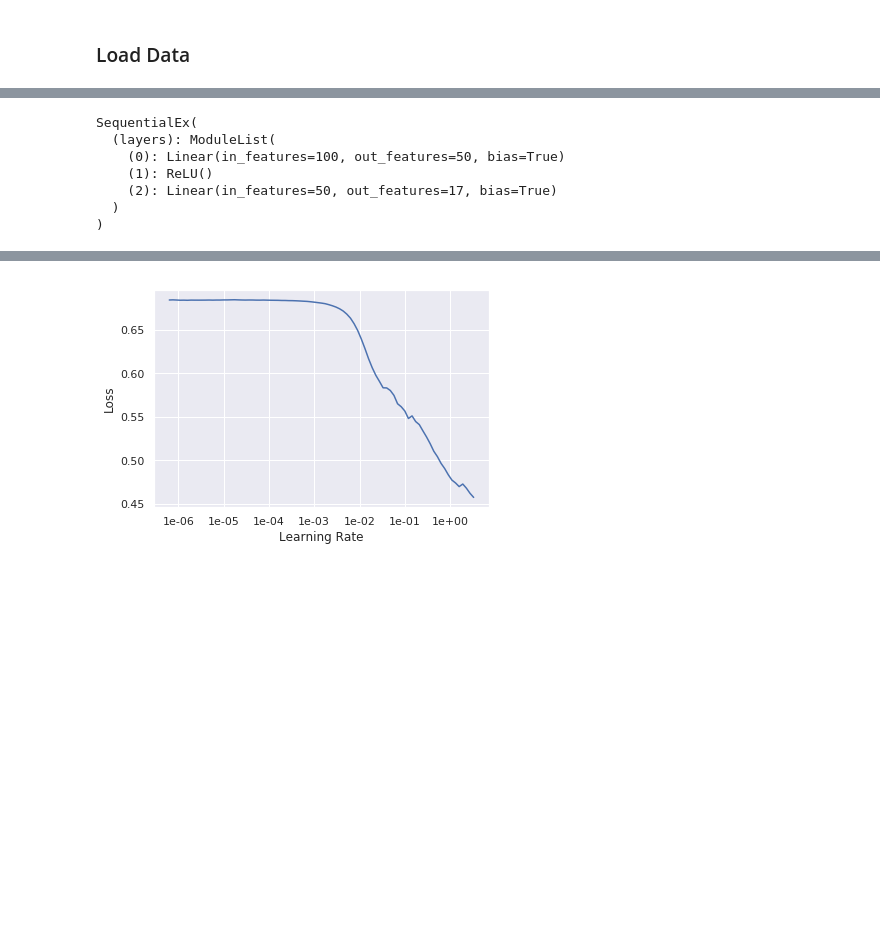
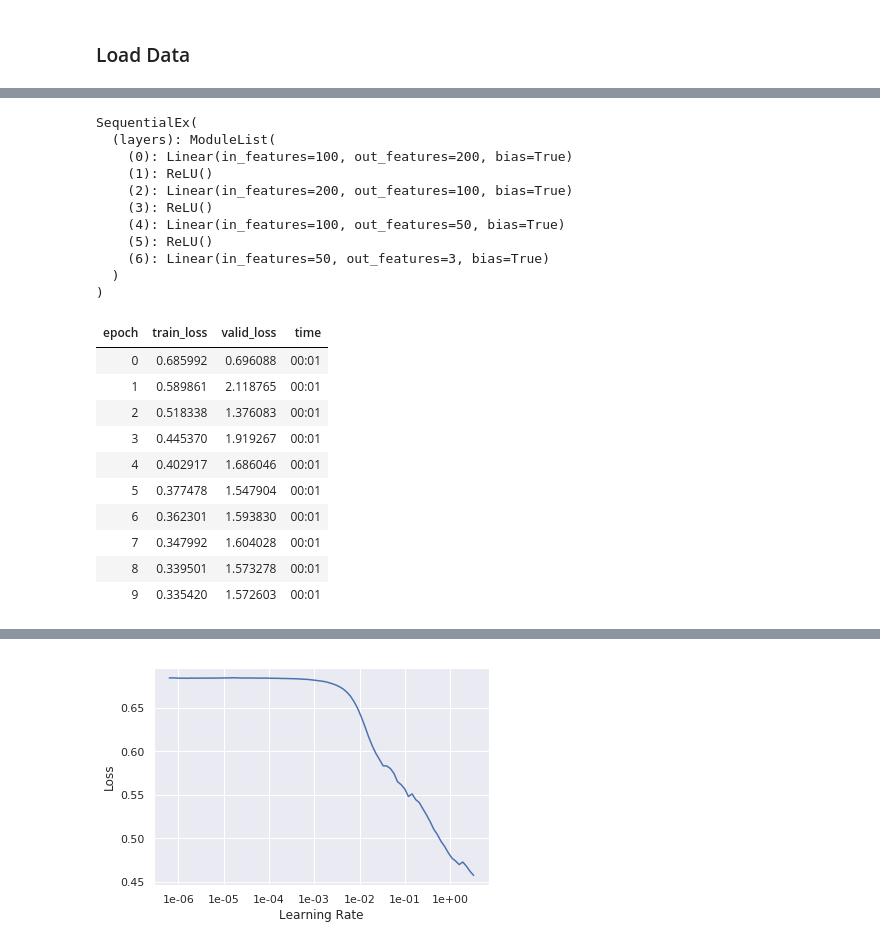
Before and after one commit to sergeman/fastai-genomic, a Jupyter notebook: ipynb/BacteriaClassifier.ipynb, the cells around one changed output, grey strips where cells are left out. Cells and saved outputs as stored; diff of their text form; code cells hidden in the pictures; blank space fills up the shorter version.

Commit message:
databunch and classifier works

```diff
--- a/ipynb/BacteriaClassifier.ipynb
+++ b/ipynb/BacteriaClassifier.ipynb
@@ -40,11 +40,11 @@ word_vectors = Word2Vec.load_word2vec_format('/data/genomes/embeddings/dna2vec-2
 DB="/data/genomes/GenSeq_fastas"
 # DB='/home/serge/development/genomes/ncbi-genomes-2019-04-07/bacterial genomes'
 
-filters=[partial(regex_filter, rx="Bacillus",keep=False),partial(regex_filter, rx="plasmid?\s", keep=False)]
+filters=[partial(regex_filter, rx="Staphylococcus|Vibrio|Rhizobium"),partial(regex_filter, rx="plasmid?\s", keep=False)]
 #        partial(count_filter,num_fastas=(1,1), keep=1)]
 
 bunch = Dna2VecDataBunch.from_folder(DB,
              filters=filters,
              labeler=lambda x: x.split()[1],
              emb=word_vectors,ngram=8,skip=0,
-             n_cpus=7,agg=partial(np.mean, axis=0), one_hot=True,bs=5)
+             n_cpus=7,agg=partial(np.mean, axis=0), one_hot=True,bs=30)
@@ -53,2 +71,33 @@ set_value is deprecated and will be removed in a future release. Please use .at[
 # %%
-layers=[nn.Linear(bunch.train_dl.x.c,50),nn.ReLU(),nn.Linear(50,bunch.train_dl.y.c)]
+#export
+layers=[nn.Linear(bunch.train_dl.x.c,200),nn.ReLU(),
+        nn.Linear(200,100),nn.ReLU(),
+        nn.Linear(100,50),nn.ReLU(),
+        nn.Linear(50,bunch.train_dl.y.c)]
+bac_classifier = SequentialEx(*layers)
+print(bac_classifier)
+learn = Learner(bunch, bac_classifier)
+learn.fit_one_cycle(10)
+# %% [output]
+SequentialEx(
+  (layers): ModuleList(
+    (0): Linear(in_features=100, out_features=200, bias=True)
+    (1): ReLU()
+    (2): Linear(in_features=200, out_features=100, bias=True)
+    (3): ReLU()
+    (4): Linear(in_features=100, out_features=50, bias=True)
+    (5): ReLU()
+    (6): Linear(in_features=50, out_features=3, bias=True)
+  )
+)
+| epoch | train_loss | valid_loss | time |
+| 0 | 0.685992 | 0.696088 | 00:01 |
+| 1 | 0.589861 | 2.118765 | 00:01 |
+| 2 | 0.518338 | 1.376083 | 00:01 |
+| 3 | 0.445370 | 1.919267 | 00:01 |
+| 4 | 0.402917 | 1.686046 | 00:01 |
+| 5 | 0.377478 | 1.547904 | 00:01 |
+| 6 | 0.362301 | 1.593830 | 00:01 |
+| 7 | 0.347992 | 1.604028 | 00:01 |
+| 8 | 0.339501 | 1.573278 | 00:01 |
+| 9 | 0.335420 | 1.572603 | 00:01 |
@@ -57,10 +103,0 @@ bc = SequentialEx(*layers)
-# %%
-bc
-# %% [output]
-SequentialEx(
-  (layers): ModuleList(
-    (0): Linear(in_features=100, out_features=50, bias=True)
-    (1): ReLU()
-    (2): Linear(in_features=50, out_features=17, bias=True)
-  )
-)
```
Also changed, not shown: parts of 6 cells of this notebook, 1 other file.
